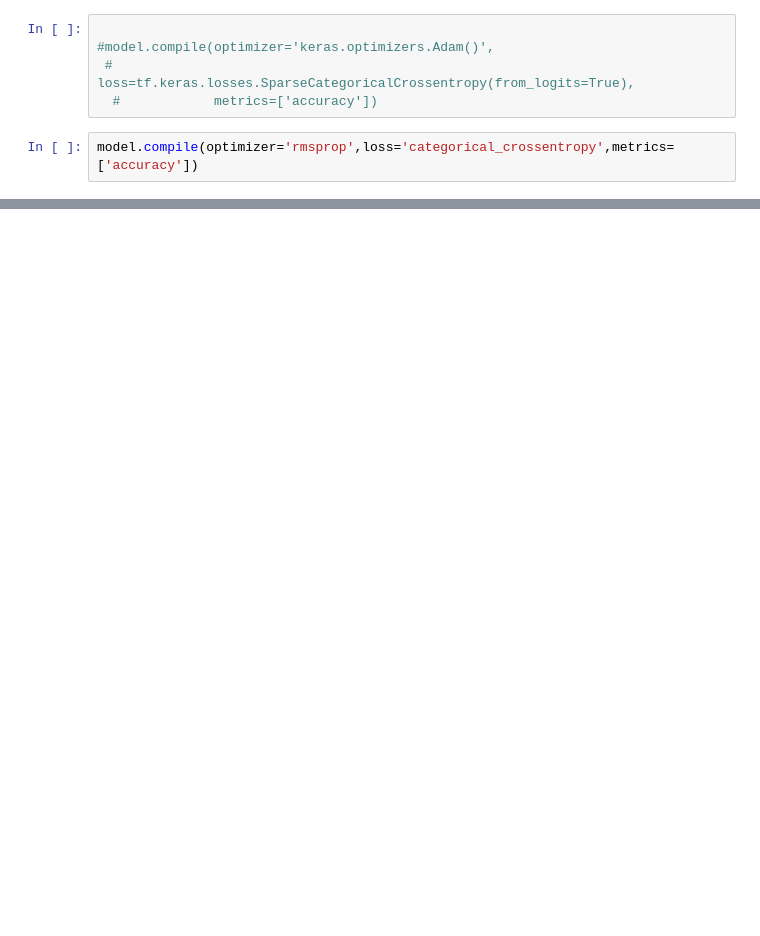
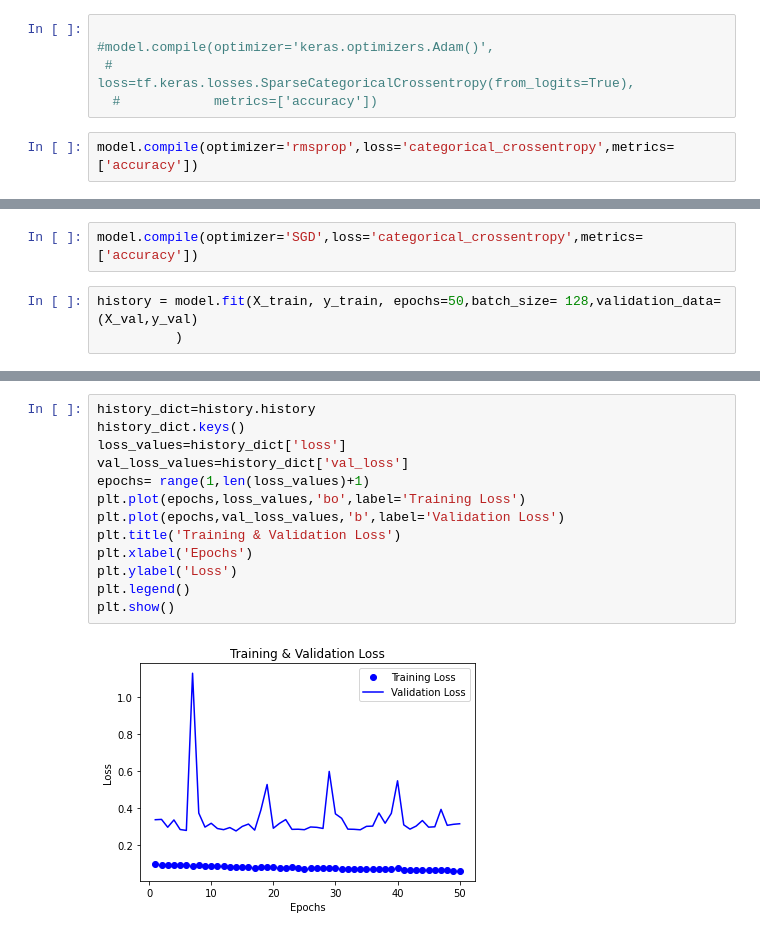
Before and after one commit to smagadi/AIML, a Jupyter notebook: DeepLearning/GoogleSVHN/GoogleSVHN.ipynb, the cells around one changed output, grey strips where cells are left out. Cells and saved outputs as stored; diff of their text form; blank space fills up the shorter version.

```diff
--- a/DeepLearning/GoogleSVHN/GoogleSVHN.ipynb
+++ b/DeepLearning/GoogleSVHN/GoogleSVHN.ipynb
@@ -192,0 +185,5 @@ plt.show()
+# %%
+model.compile(optimizer='SGD',loss='categorical_crossentropy',metrics=['accuracy'])
+# %%
+history = model.fit(X_train, y_train, epochs=50,batch_size= 128,validation_data=(X_val,y_val)
+          )
@@ -192,0 +216,15 @@ plt.show()
+# %%
+history_dict=history.history
+history_dict.keys()
+loss_values=history_dict['loss']
+val_loss_values=history_dict['val_loss']
+epochs= range(1,len(loss_values)+1)
+plt.plot(epochs,loss_values,'bo',label='Training Loss')
+plt.plot(epochs,val_loss_values,'b',label='Validation Loss')
+plt.title('Training & Validation Loss')
+plt.xlabel('Epochs')
+plt.ylabel('Loss')
+plt.legend()
+plt.show()
+# %% [output]
+[figure, added]
```
Also changed, not shown: parts of 13 cells of this notebook.
